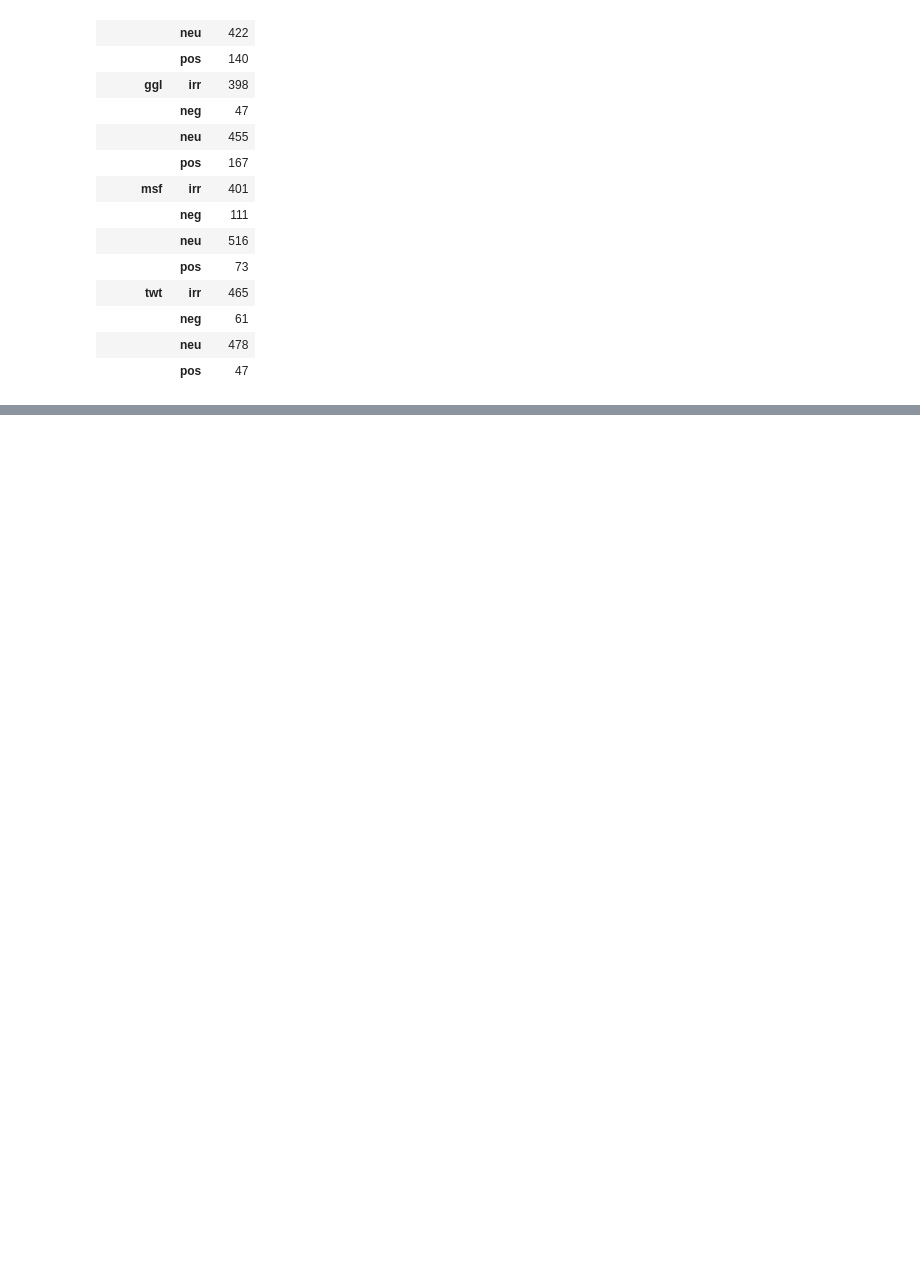
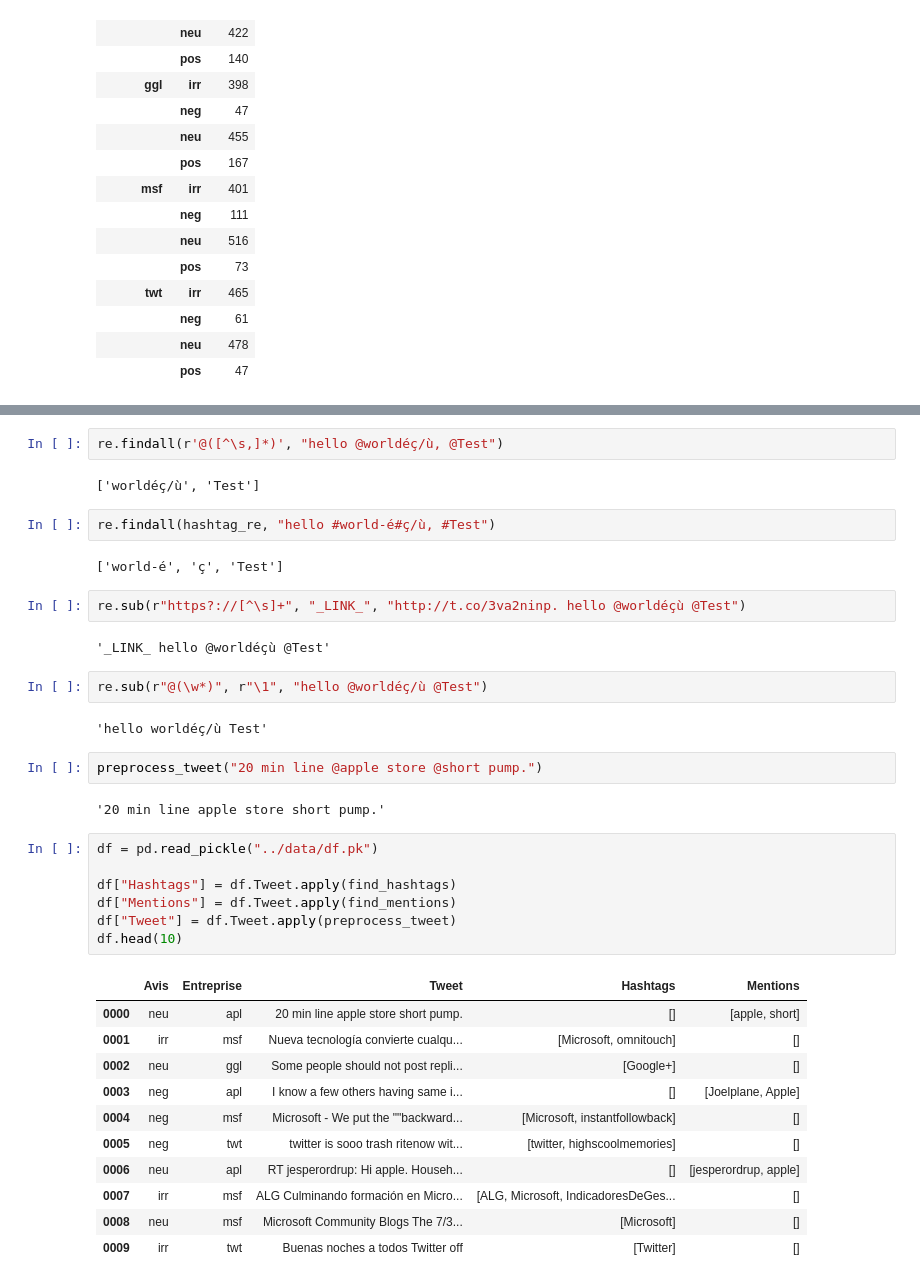
Before and after one commit to al-one-zero/extraction, a Jupyter notebook: notebooks/oussama.ipynb, the cells around one changed output, grey strips where cells are left out. Saved outputs shown, nothing was run; the diff lists cells and outputs as text; blank space fills up the shorter version.

```diff
--- a/notebooks/oussama.ipynb
+++ b/notebooks/oussama.ipynb
@@ -75,0 +139,39 @@ df.groupby(by=["Entreprise", "Avis"]).count()
+# %%
+re.findall(r'@([^\s,]*)', "hello @worldéç/ù, @Test")
+# %% [output]
+['worldéç/ù', 'Test']
+# %%
+re.findall(hashtag_re, "hello #world-é#ç/ù, #Test")
+# %% [output]
+['world-é', 'ç', 'Test']
+# %%
+re.sub(r"https?://[^\s]+", "_LINK_", "http://t.co/3va2ninp. hello @worldéçù @Test")
+# %% [output]
+'_LINK_ hello @worldéçù @Test'
+# %%
+re.sub(r"@(\w*)", r"\1", "hello @worldéç/ù @Test")
+# %% [output]
+'hello worldéç/ù Test'
+# %%
+preprocess_tweet("20 min line @apple store @short pump.")
+# %% [output]
+'20 min line apple store short pump.'
+# %%
+df = pd.read_pickle("../data/df.pk")
+
+df["Hashtags"] = df.Tweet.apply(find_hashtags)
+df["Mentions"] = df.Tweet.apply(find_mentions)
+df["Tweet"] = df.Tweet.apply(preprocess_tweet)
+df.head(10)
+# %% [output]
+|  | Avis | Entreprise | Tweet | Hashtags | Mentions |
+| 0000 | neu | apl | 20 min line apple store short pump. | [] | [apple, short] |
+| 0001 | irr | msf | Nueva tecnología convierte cualqu... | [Microsoft, omnitouch] | [] |
+| 0002 | neu | ggl | Some people should not post repli... | [Google+] | [] |
+| 0003 | neg | apl | I know a few others having same i... | [] | [Joelplane, Apple] |
+| 0004 | neg | msf | Microsoft - We put the ""backward... | [Microsoft, instantfollowback] | [] |
+| 0005 | neg | twt | twitter is sooo trash ritenow wit... | [twitter, highscoolmemories] | [] |
+| 0006 | neu | apl | RT jesperordrup: Hi apple. Househ... | [] | [jesperordrup, apple] |
+| 0007 | irr | msf | ALG Culminando formación en Micro... | [ALG, Microsoft, IndicadoresDeGes... | [] |
+| 0008 | neu | msf | Microsoft Community Blogs The 7/3... | [Microsoft] | [] |
+| 0009 | irr | twt | Buenas noches a todos Twitter off | [Twitter] | [] |
```
Also changed, not shown: parts of 7 cells of this notebook, 1 other file.
